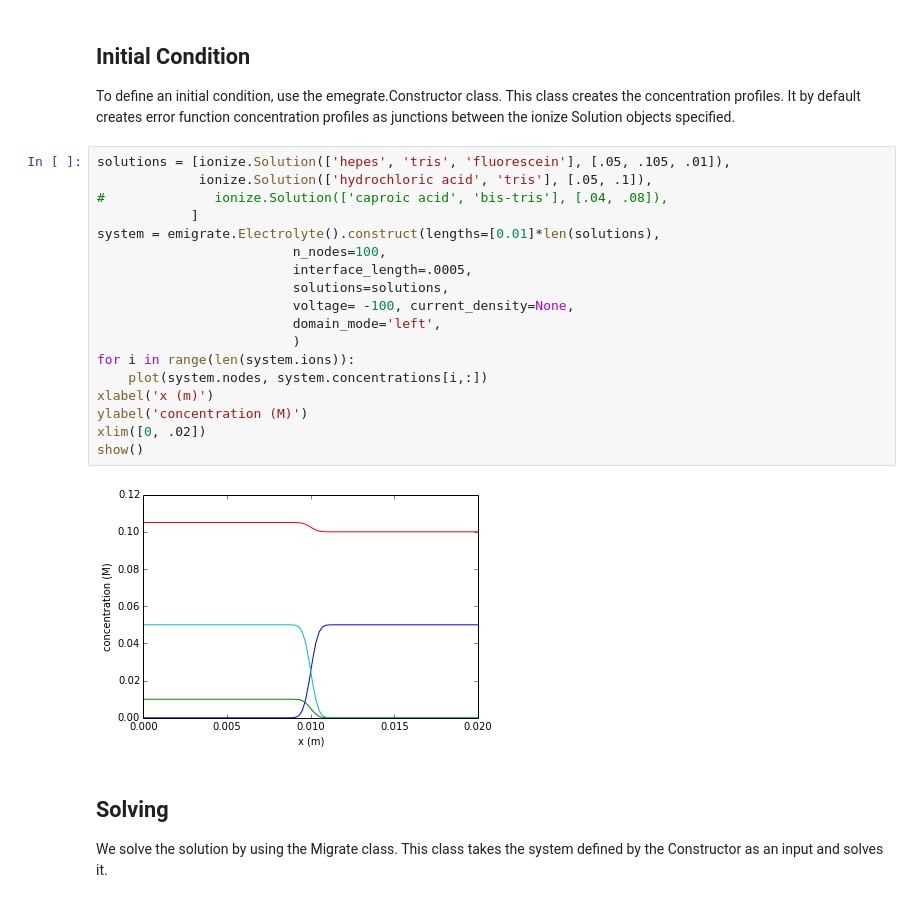
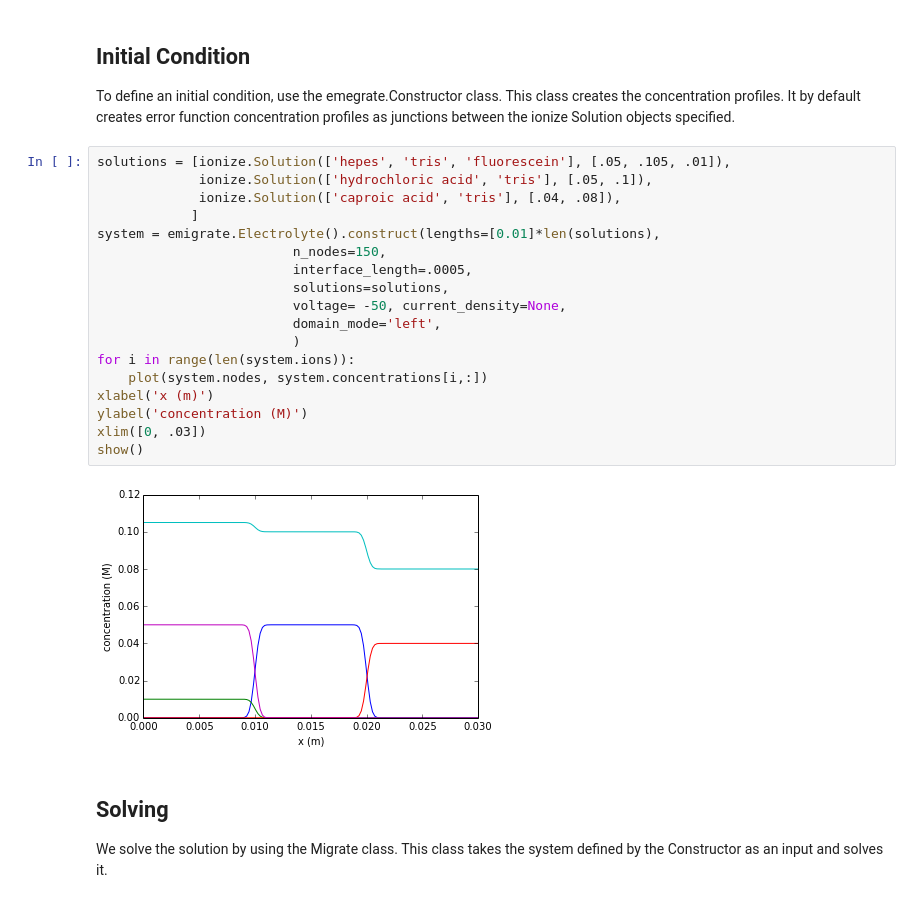
Before and after one commit to lewisamarshall/emigrate, a Jupyter notebook: Tutorial.ipynb, the cells around one changed output. Cells and saved outputs as stored; diff of their text form.

```diff
--- a/Tutorial.ipynb
+++ b/Tutorial.ipynb
@@ -20,23 +20,23 @@ To define an initial condition, use the emegrate.Constructor class. This class c
 # %%
 solutions = [ionize.Solution(['hepes', 'tris', 'fluorescein'], [.05, .105, .01]),
              ionize.Solution(['hydrochloric acid', 'tris'], [.05, .1]),
-#              ionize.Solution(['caproic acid', 'bis-tris'], [.04, .08]),
+             ionize.Solution(['caproic acid', 'tris'], [.04, .08]),
             ]
 system = emigrate.Electrolyte().construct(lengths=[0.01]*len(solutions),
-                         n_nodes=100,
+                         n_nodes=150,
                          interface_length=.0005,
                          solutions=solutions,
-                         voltage= -100, current_density=None,
+                         voltage= -50, current_density=None,
                          domain_mode='left',
                          )
 for i in range(len(system.ions)):
     plot(system.nodes, system.concentrations[i,:])
 xlabel('x (m)')
 ylabel('concentration (M)')
-xlim([0, .02])
+xlim([0, .03])
 show()
 # %% [output]
-[figure, old version]
+[figure, new version]
 # %% [markdown]
 Solving
 -------
```
Also changed, not shown: parts of 6 cells of this notebook, 3 other files.
